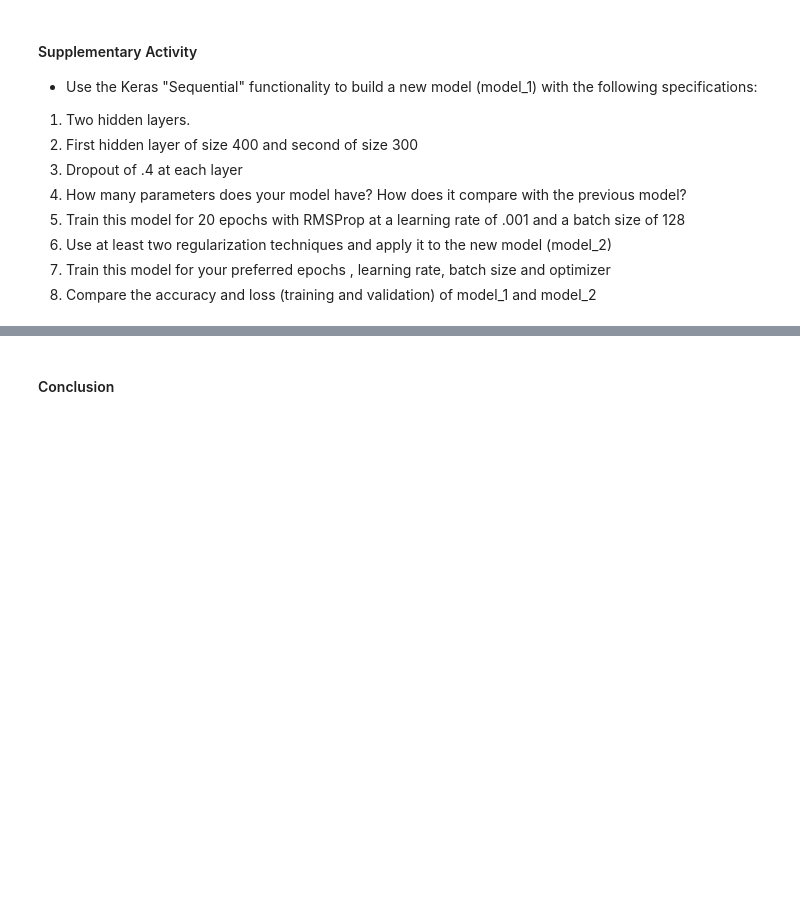
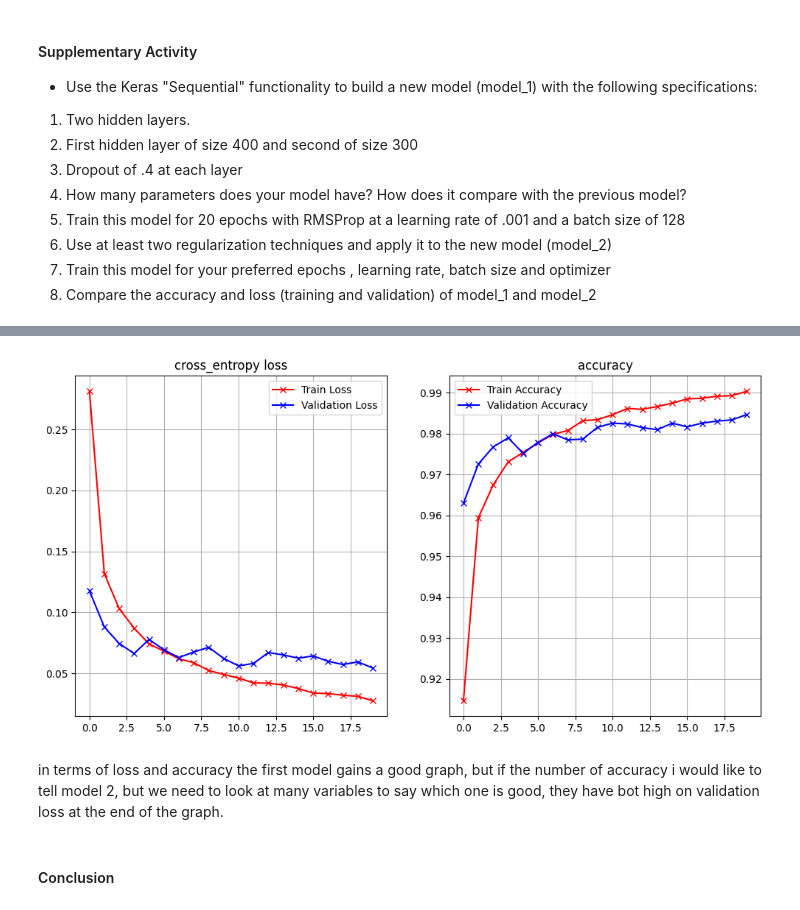
Before and after one commit to JomariIGL/CPE-313, a Jupyter notebook: Hands_on_Activity_2_3_Regularization.ipynb, the cells around one changed output, grey strips where cells are left out. Drawn from its saved outputs; the diff is of its cells as text; code cells hidden in the pictures; blank space fills up the shorter version.

```diff
--- a/Hands_on_Activity_2_3_Regularization.ipynb
+++ b/Hands_on_Activity_2_3_Regularization.ipynb
@@ -240,0 +314,25 @@ Interpret the result
+# %%
+from tensorflow.keras import regularizers
+from keras.layers import BatchNormalization
+model2 = Sequential()
+model2.add(Dense(400, activation='relu',input_shape=(784,)))
+model2.add(Dropout(0.30))
+model2.add(BatchNormalization())
+model2.add(Dense(300, activation='relu'))
+model2.add(Dropout(0.25))
+model2.add(BatchNormalization())
+model2.add(Dense(10, activation='softmax'))
+# %%
+learning_rate = .001
+model2.compile(loss='categorical_crossentropy',
+              optimizer='adam',
+              metrics=['accuracy'])
+batch_size = 128
+epochs = 20
+
+history2 = model2.fit(
+    x_train, y_train,
+    batch_size=batch_size,
+    epochs=epochs,
+    verbose=1,
+    validation_data=(x_test, y_test))
@@ -241,3 +364,27 @@ Interpret the result
+# %%
+def plot_loss_accuracy(history):
+    fig = plt.figure(figsize=(12, 6))
+    ax = fig.add_subplot(1, 2, 1)
+    ax.plot(history2.history["loss"],'r-x', label="Train Loss")
+    ax.plot(history2.history["val_loss"],'b-x', label="Validation Loss")
+    ax.legend()
+    ax.set_title('cross_entropy loss')
+    ax.grid(True)
+
+
+    ax = fig.add_subplot(1, 2, 2)
+    ax.plot(history2.history["accuracy"],'r-x', label="Train Accuracy")
+    ax.plot(history2.history["val_accuracy"],'b-x', label="Validation Accuracy")
+    ax.legend()
+    ax.set_title('accuracy')
+    ax.grid(True)
+
+
+plot_loss_accuracy(history)
+# %% [output]
+[figure, added]
+# %% [markdown]
+in terms of loss and accuracy the first model gains a good graph, but if the number of accuracy i would like to tell model 2, but we need to look at many variables to say which one is good, they have bot high on validation loss at the end of the graph.
 # %% [markdown]
 #### Conclusion
 # %% [markdown]
```
Also changed, not shown: parts of 16 cells of this notebook.
